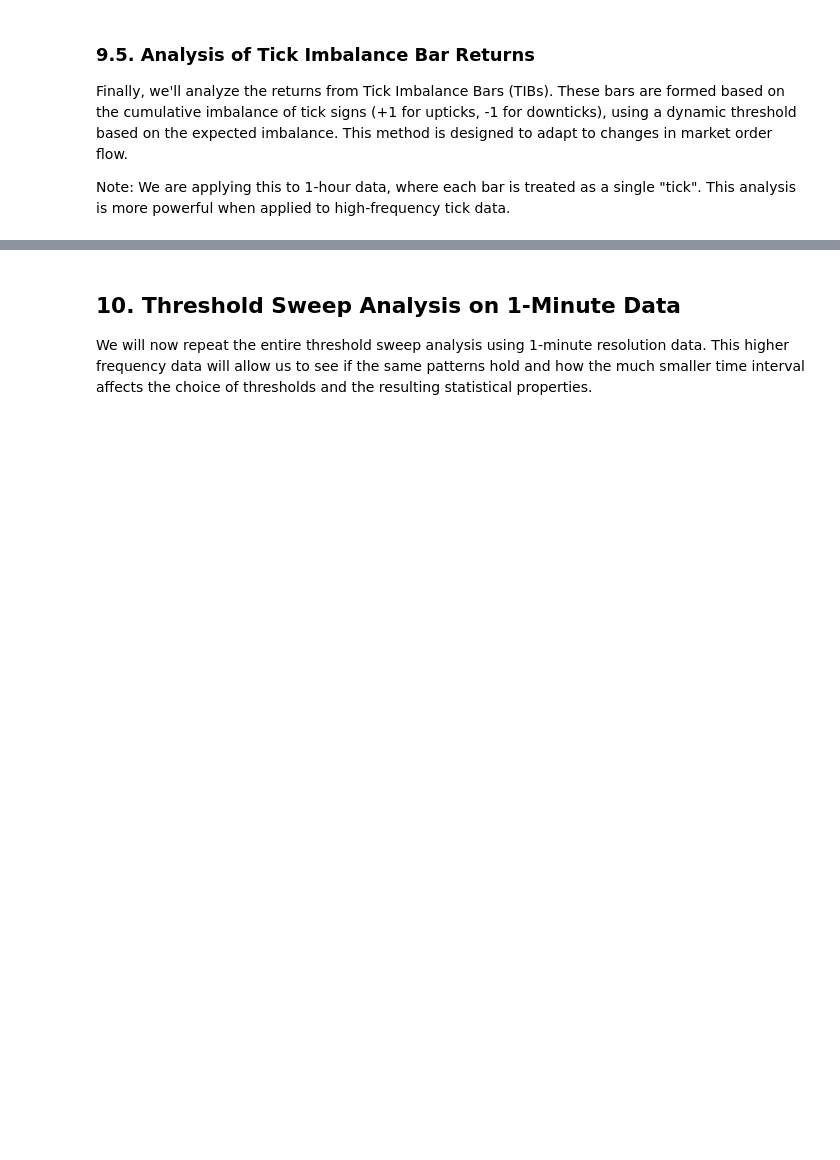
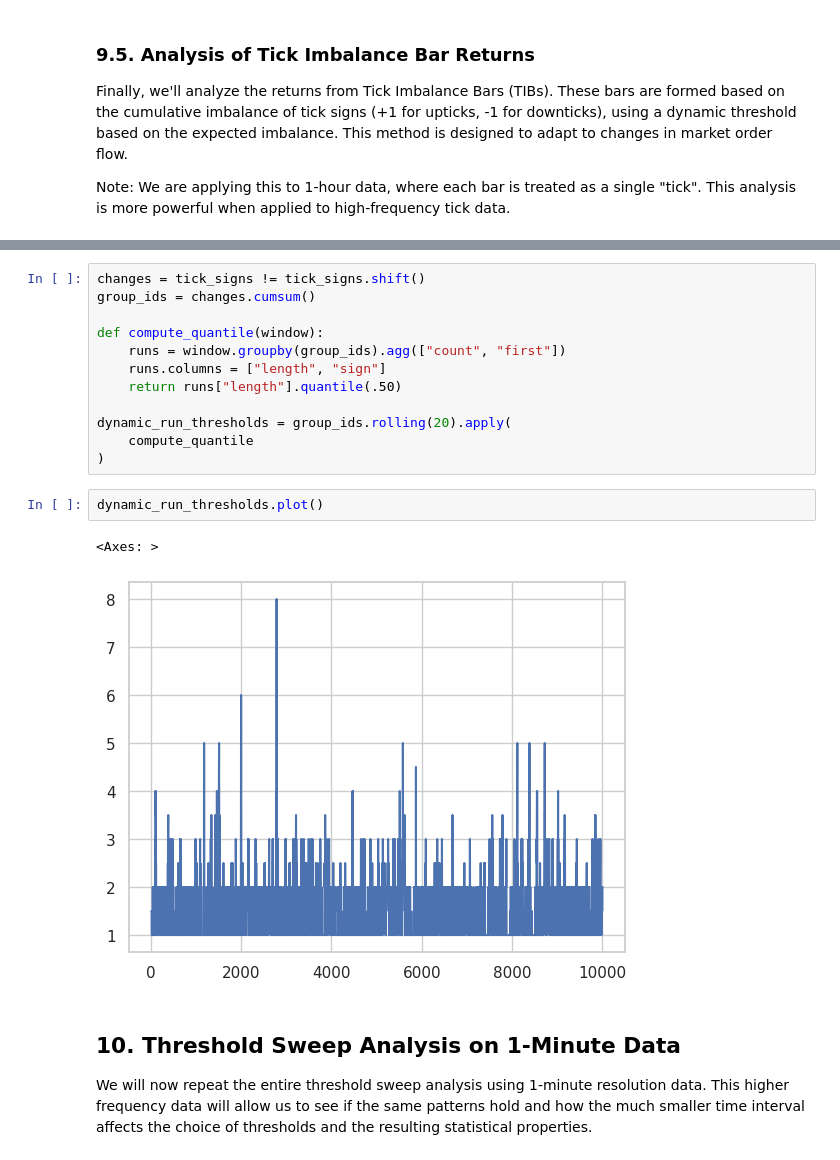
Before and after one commit to LeoCenturion/ceia-tpf, a Jupyter notebook: data_analysis/data_analysis.ipynb, the cells around one changed output, grey strips where cells are left out. Saved outputs shown, nothing was run; the diff lists cells and outputs as text; blank space fills up the shorter version.

Commit message:
Analyzing tick imbalance

```diff
--- a/data_analysis/data_analysis.ipynb
+++ b/data_analysis/data_analysis.ipynb
@@ -1095,3 +1197,20 @@ Plotting Tick Imbalance Bar sampling process...
+# %%
+changes = tick_signs != tick_signs.shift()
+group_ids = changes.cumsum()
+
+def compute_quantile(window):
+    runs = window.groupby(group_ids).agg(["count", "first"])
+    runs.columns = ["length", "sign"]
+    return runs["length"].quantile(.50)
+
+dynamic_run_thresholds = group_ids.rolling(20).apply(
+    compute_quantile
+)
+# %%
+dynamic_run_thresholds.plot()
+# %% [output]
+<Axes: >
+[figure, added]
 # %% [markdown]
 ## 10. Threshold Sweep Analysis on 1-Minute Data
 
```
Also changed, not shown: parts of 4 cells of this notebook, 1 other file.
